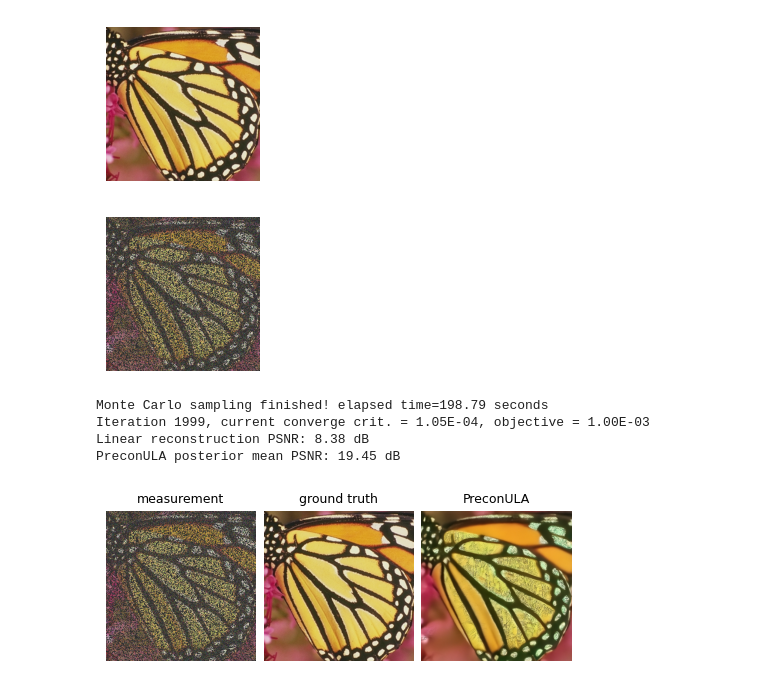
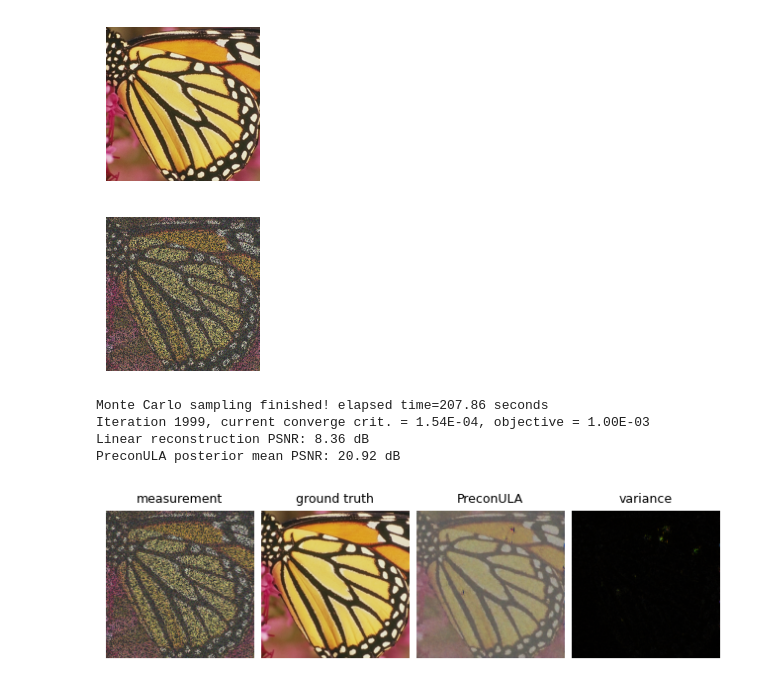
Before and after one commit to JaybeeH32/GenerativeModellingProject, a Jupyter notebook: PMC.ipynb, the cells around one changed output. Cells and saved outputs as stored; diff of their text form; code cells hidden in the pictures.

Commit message:
denoiser update

```diff
--- a/PMC.ipynb
+++ b/PMC.ipynb
@@ -36,10 +36,10 @@ torch.manual_seed(0)
 # load Gaussian Likelihood
 likelihood = dinv.optim.L2(sigma=sigma)
 
-sigma_denoiser = 2 / 255
+sigma_denoiser = 3 / 255
 prior = dinv.optim.ScorePrior(
-    #denoiser=dinv.models.DnCNN(pretrained="download_lipschitz")
-    denoiser=dinv.models.DiffUNet(large_model=False)
+    denoiser=dinv.models.DnCNN(pretrained="download_lipschitz")
+    #denoiser=dinv.models.DiffUNet(large_model=False)
 ).to(device)
 
 y = physics(x)
@@ -47,7 +47,7 @@ plot(x_true.detach().cpu())
 plot(y)
 # %% [output]
 [figure]
-[figure, old version]
+[figure, new version]
 # %%
 class PMCPnPIterator(torch.nn.Module):
     def __init__(self, gamma, sigma, alpha=1):
@@ -93,7 +93,7 @@ class PMCPnP(dinv.sampling.MonteCarlo):
             verbose=verbose,
         )
 # %%
-gamma = 1e-4
+gamma = 1e-3
 alpha = 1
 iterations = int(2e3) if torch.cuda.is_available() else 10
 
@@ -107,22 +107,22 @@ pmc_pnp = PMCPnP(prior=prior,
 # %%
 
 pula_mean, pula_var = pmc_pnp(y, physics)
 
 # compute linear inverse
 x_lin = physics.A_adjoint(y)
 
 # compute PSNR
 print(f"Linear reconstruction PSNR: {dinv.utils.metric.cal_psnr(x, x_lin):.2f} dB")
 print(
     f"PreconULA posterior mean PSNR: {dinv.utils.metric.cal_psnr(x, pula_mean):.2f} dB"
 )
 
 # plot results
-imgs = [x_lin, x, pula_mean]
-plot(imgs, titles=["measurement", "ground truth", "PreconULA"])
+imgs = [x_lin, x, pula_mean, pula_var]
+plot(imgs, titles=["measurement", "ground truth", "PreconULA", "variance"])
 # %% [output]
-Monte Carlo sampling finished! elapsed time=198.79 seconds
-Iteration 1999, current converge crit. = 1.05E-04, objective = 1.00E-03
-Linear reconstruction PSNR: 8.38 dB
-PreconULA posterior mean PSNR: 19.45 dB
+Monte Carlo sampling finished! elapsed time=207.86 seconds
+Iteration 1999, current converge crit. = 1.54E-04, objective = 1.00E-03
+Linear reconstruction PSNR: 8.36 dB
+PreconULA posterior mean PSNR: 20.92 dB
-[figure, old version]
+[figure, new version]
```
Also changed, not shown: parts of 1 cell of this notebook.
